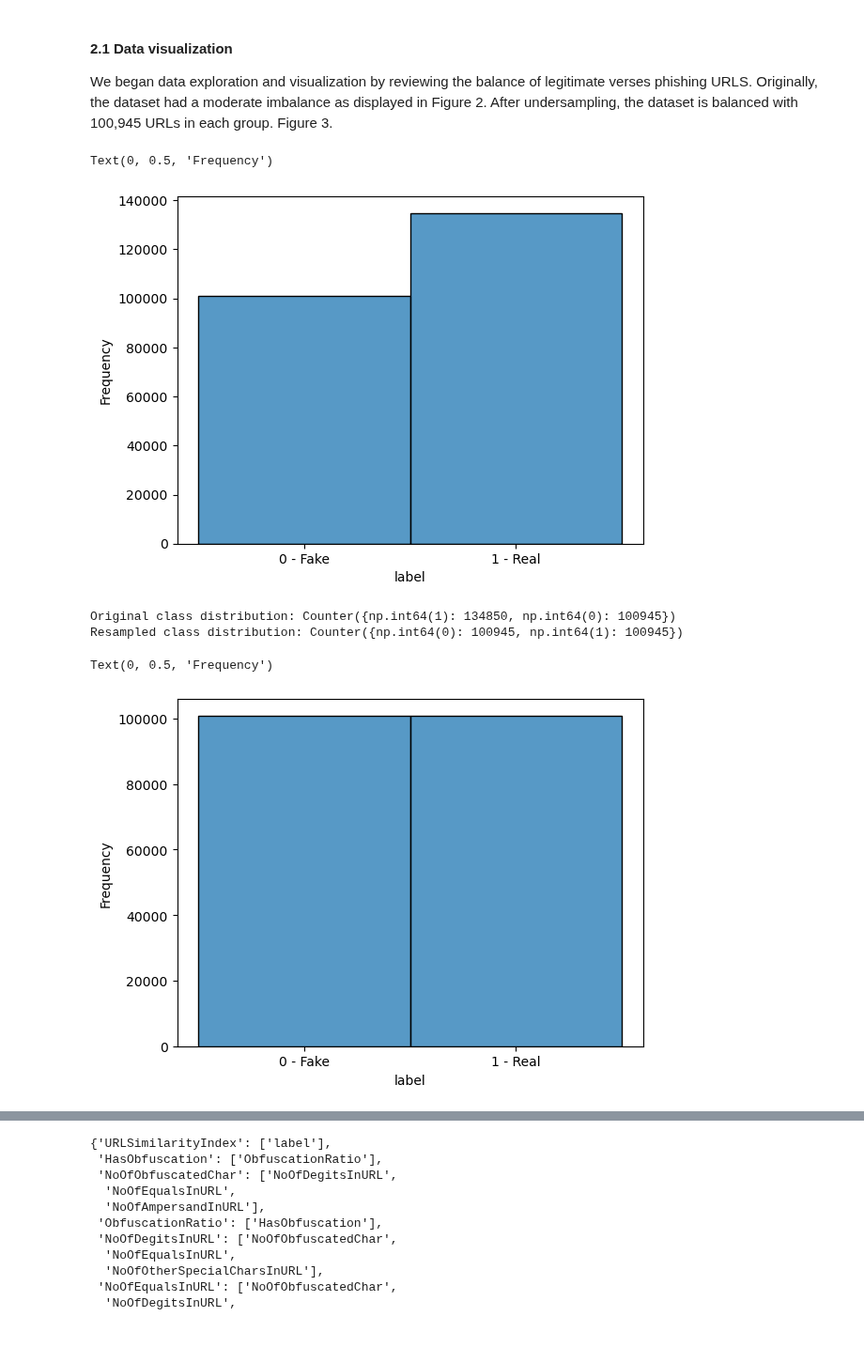
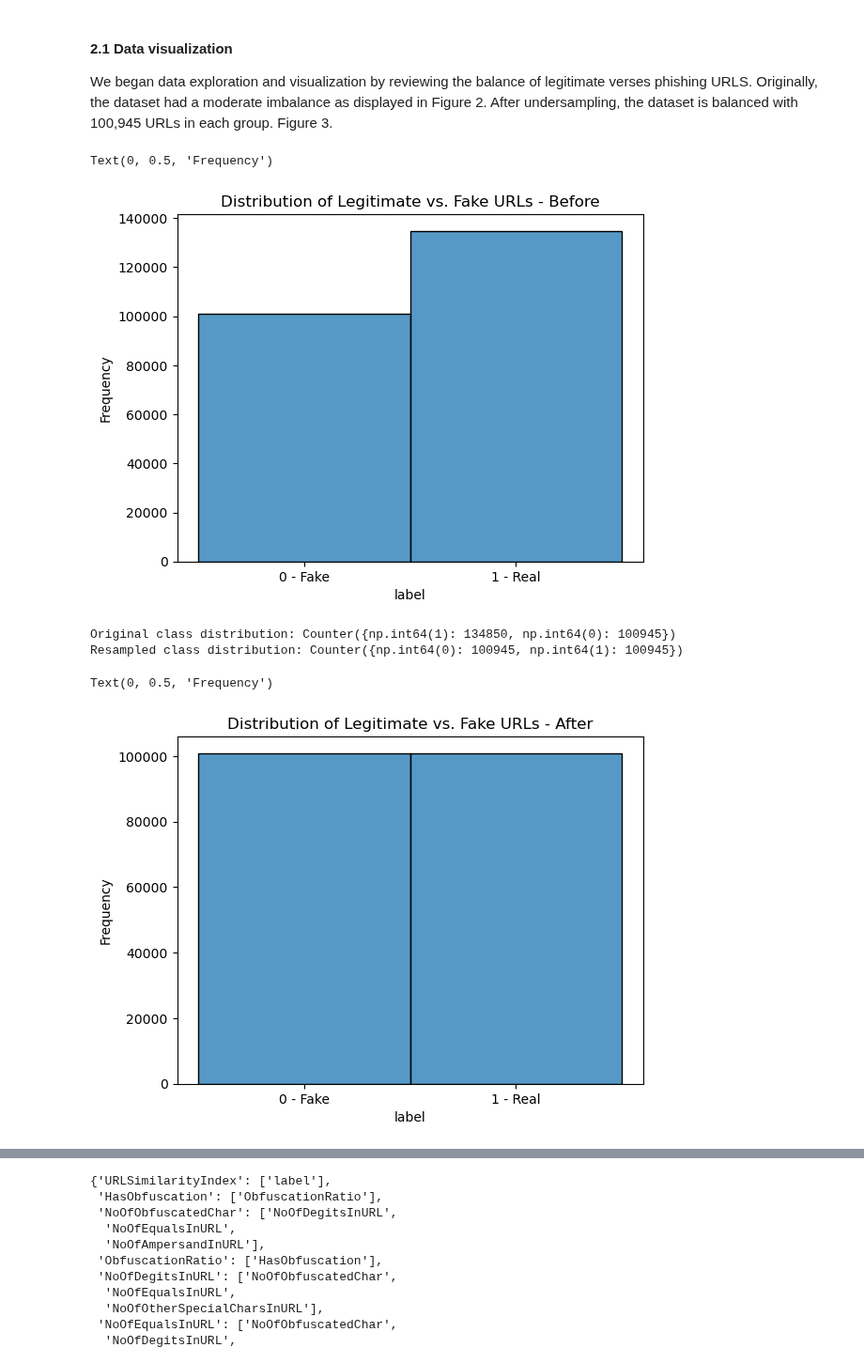
Before and after one commit to pmb-7684/Intro_MachineLearning, a Jupyter notebook: ML_final2025-2.ipynb, the cells around one changed output, grey strips where cells are left out. Shown at 94% size. Saved outputs shown, nothing was run; the diff lists cells and outputs as text; code cells hidden in the pictures; blank space fills up the shorter version.

```diff
--- a/ML_final2025-2.ipynb
+++ b/ML_final2025-2.ipynb
@@ -136,10 +133,11 @@ We began data exploration and visualization by reviewing the balance of legitima
 # %%
 sns.histplot(phishing_clean["label"], bins=[-0.5,0.5,1.5], kde=False)
 plt.xticks(ticks=[0,1], labels=['0 - Fake', '1 - Real'])
+plt.title("Distribution of Legitimate vs. Fake URLs - Before")
 plt.ylabel('Frequency')
 # %% [output]
 Text(0, 0.5, 'Frequency')
-[figure, old version]
+[figure, new version]
 # %%
 
 # undersampling majority
@@ -167,12 +165,13 @@ resampled_df["label"] = y_resampled  # Add the label column
 
 sns.histplot(resampled_df["label"], bins=[-0.5,0.5,1.5], kde=False)
 plt.xticks(ticks=[0,1], labels=['0 - Fake', '1 - Real'])
+plt.title("Distribution of Legitimate vs. Fake URLs - After")
 plt.ylabel('Frequency')
 # %% [output]
 Original class distribution: Counter({np.int64(1): 134850, np.int64(0): 100945})
 Resampled class distribution: Counter({np.int64(0): 100945, np.int64(1): 100945})
 Text(0, 0.5, 'Frequency')
-[figure, old version]
+[figure, new version]
 # %%
 phishing_clean2 = resampled_df.copy()
 # %%
```
Also changed, not shown: parts of 13 cells of this notebook.
